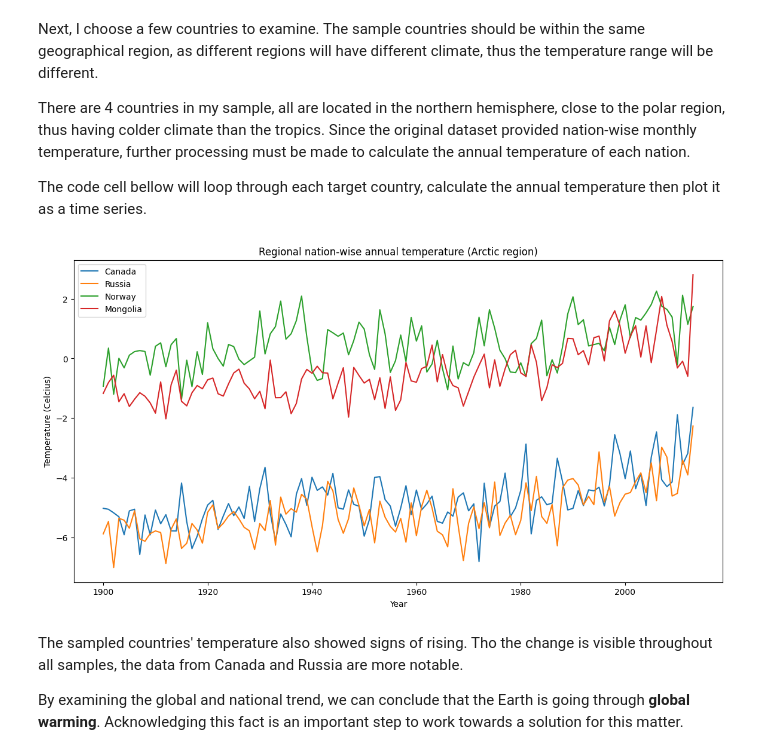
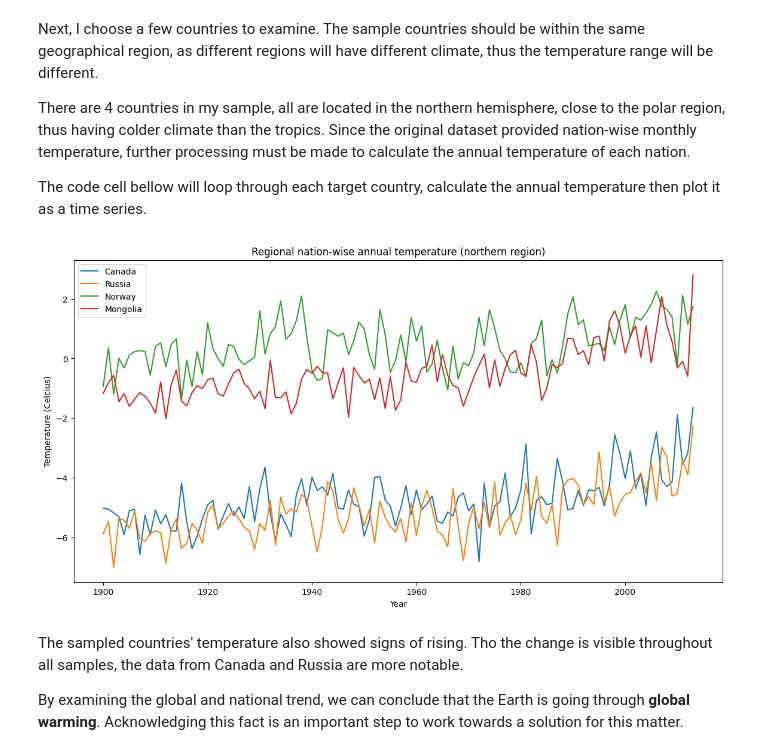
Before and after one commit to TGHuybu/AirPollutionAnalysis, a Jupyter notebook: GlobalWarmingAnalysis.ipynb, the cells around one changed output. Saved outputs shown, nothing was run; the diff lists cells and outputs as text; code cells hidden in the pictures.

```diff
--- a/GlobalWarmingAnalysis.ipynb
+++ b/GlobalWarmingAnalysis.ipynb
@@ -247,32 +256,32 @@ The code cell bellow will loop through each target country, calculate the annual
 # %%
 countries = ["Canada", "Russia", "Norway", "Mongolia"]
 
 for country in countries:
 
     # Extract the rows of 1 country and retain the year and average temp
     nation_annual_temp = country_surftemp.loc[country_surftemp["Country"] == country]
     nation_annual_temp = nation_annual_temp[["dt", "AverageTemperature"]]
 
     # Calculate annual temperature
     nation_annual_temp["dt"] = nation_annual_temp["dt"].dt.year
     nation_annual_temp = nation_annual_temp.groupby("dt").mean().reset_index()
 
     plt.plot(
         nation_annual_temp["dt"], nation_annual_temp["AverageTemperature"],
         label=f"{country}"
     )
 
 plt.xlabel("Year")
 plt.ylabel("Temperature (Celcius)")
-plt.title("Regional nation-wise annual temperature (Arctic region)")
+plt.title("Regional nation-wise annual temperature (northern region)")
 plt.legend()
 
 fig = plt.gcf()
 fig.set_size_inches(((14, 7)))
 
 plt.show()
 # %% [output]
-[figure, old version]
+[figure, new version]
 # %% [markdown]
 The sampled countries' temperature also showed signs of rising. Tho the change is visible throughout all samples, the data from Canada and Russia are more notable.
 
```
Also changed, not shown: parts of 5 cells of this notebook.
